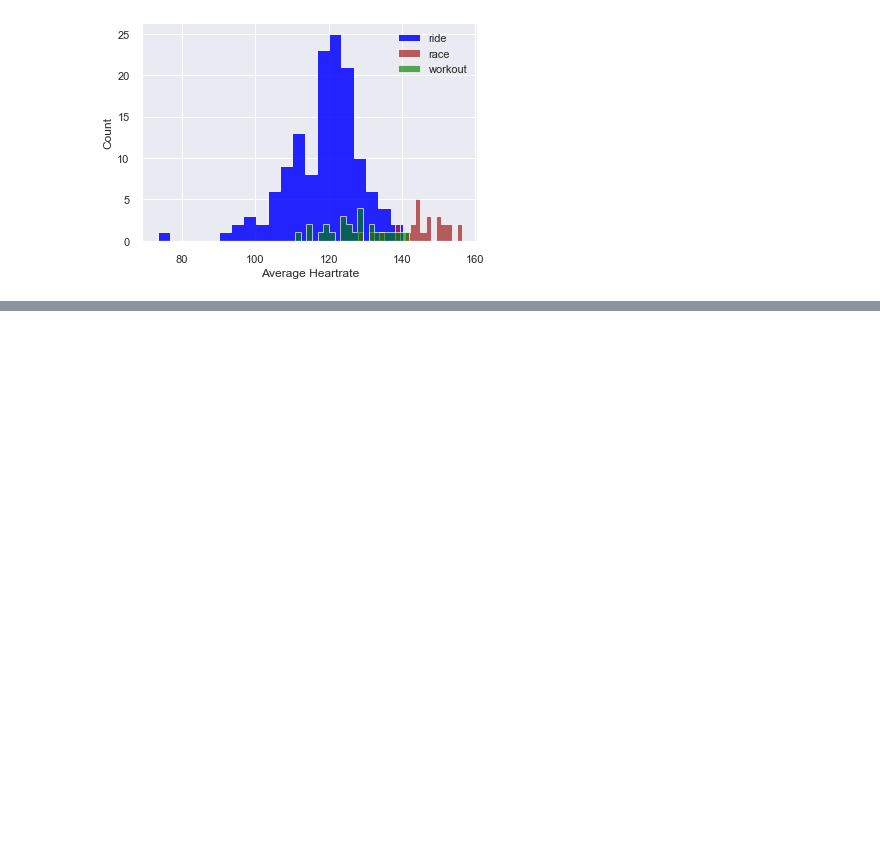
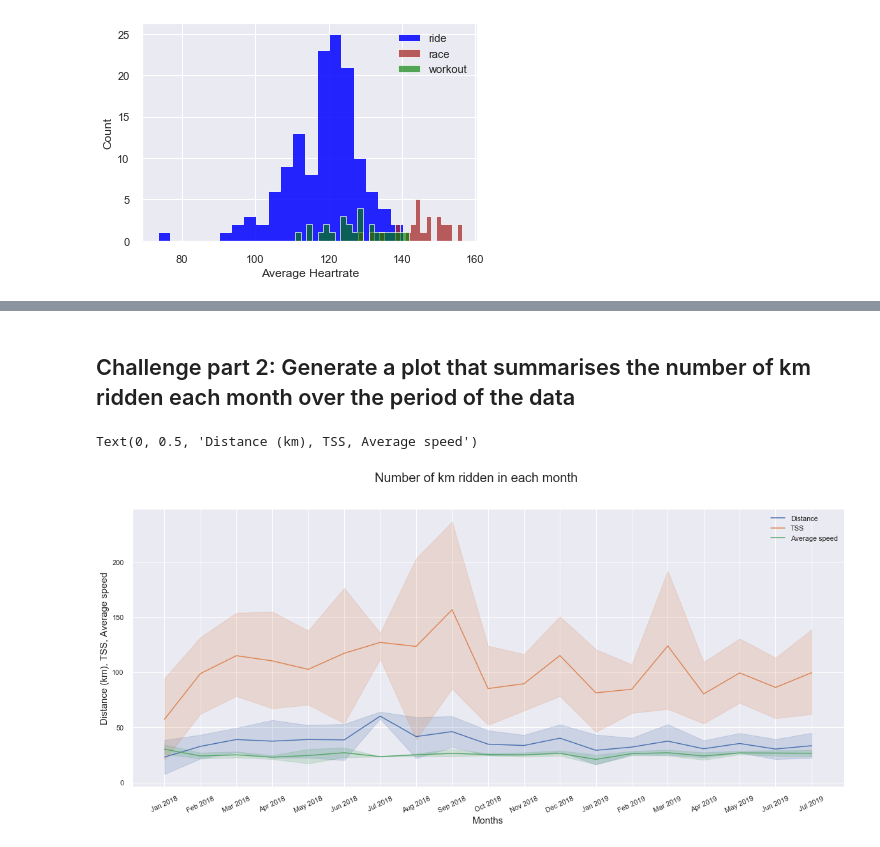
Before and after one commit to TaigaDesu/portfolio-2019-master, a Jupyter notebook: Portfolio1.ipynb, the cells around one changed output, grey strips where cells are left out. Drawn from its saved outputs; the diff is of its cells as text; code cells hidden in the pictures; blank space fills up the shorter version.

```diff
--- a/Portfolio1.ipynb
+++ b/Portfolio1.ipynb
@@ -270,0 +286,22 @@ Text(0, 0.5, 'Count')
+# %% [markdown]
+## Challenge part 2: Generate a plot that summarises the number of km ridden each month over the period of the data
+# %%
+# import date time as timedelta
+from datetime import timedelta
+
+# extract month from date
+df['Months'] = pd.to_datetime(df['date'])
+df['Month-str'] = df['Months'].dt.strftime('%b %Y')
+
+# plot graph
+fig, k = plt.subplots(figsize=(20, 8))
+k = sns.lineplot(x='Month-str',y='distance',data=df, sort=False, label ='Distance')
+l = sns.lineplot(x='Month-str',y='TSS',data=df, sort=False, label ='TSS')
+m = sns.lineplot(x='Month-str',y='Average Speed',data=df, sort=False, label ='Average speed')
+plt.xticks(rotation=25)
+fig.suptitle('Number of km ridden in each month', fontsize=20)
+plt.xlabel('Months', fontsize=15)
+plt.ylabel('Distance (km), TSS, Average speed', fontsize=15)
+# %% [output]
+Text(0, 0.5, 'Distance (km), TSS, Average speed')
+[figure, added]
```
Also changed, not shown: parts of 15 cells of this notebook.
